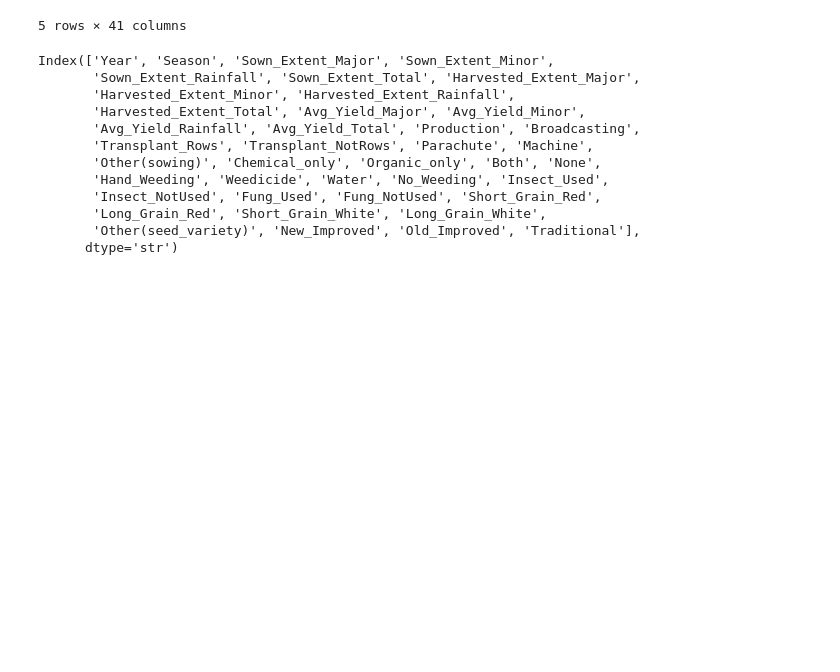
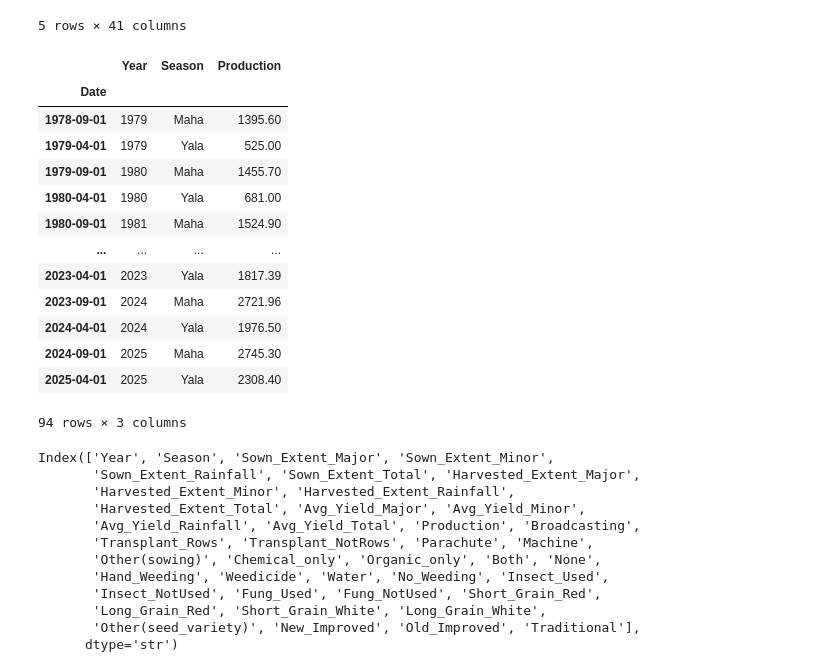
Before and after one commit to AchiniWathsala/Forecasting_Paddy_Production, a Jupyter notebook: paddy_production.ipynb, the cells around one changed output. Drawn from its saved outputs; the diff is of its cells as text; code cells hidden in the pictures; blank space fills up the shorter version.

```diff
--- a/paddy_production.ipynb
+++ b/paddy_production.ipynb
@@ -441,6 +441,23 @@ df.head()
 | 1980-04-01 | 1980 | Yala | 0 | 0 | 0 | 271212 | ... |
 | 1980-09-01 | 1981 | Maha | 0 | 0 | 0 | 596692 | ... |
 5 rows × 41 columns
+# %%
+df[["Year", "Season","Production"]]
+# %% [output]
+|  | Year | Season | Production |
+| Date |  |  |  |
+| 1978-09-01 | 1979 | Maha | 1395.60 |
+| 1979-04-01 | 1979 | Yala | 525.00 |
+| 1979-09-01 | 1980 | Maha | 1455.70 |
+| 1980-04-01 | 1980 | Yala | 681.00 |
+| 1980-09-01 | 1981 | Maha | 1524.90 |
+| ... | ... | ... | ... |
+| 2023-04-01 | 2023 | Yala | 1817.39 |
+| 2023-09-01 | 2024 | Maha | 2721.96 |
+| 2024-04-01 | 2024 | Yala | 1976.50 |
+| 2024-09-01 | 2025 | Maha | 2745.30 |
+| 2025-04-01 | 2025 | Yala | 2308.40 |
+94 rows × 3 columns
 # %%
 df.columns
 # %% [output]
```
Also changed, not shown: parts of 3 cells of this notebook, 11 other files.
